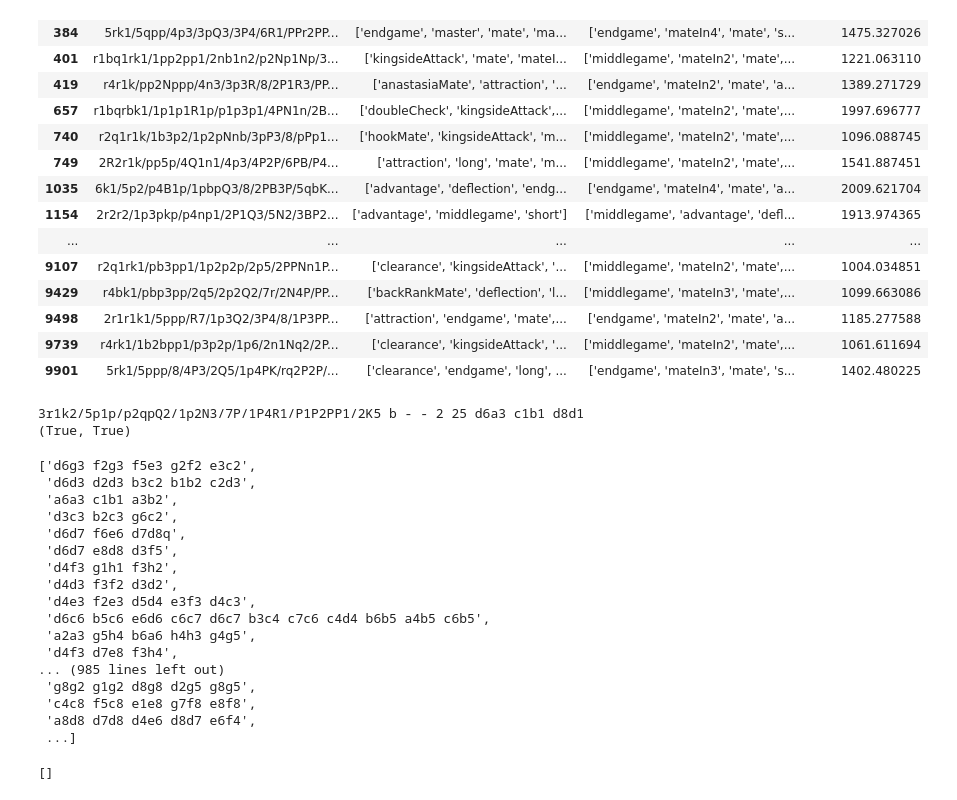
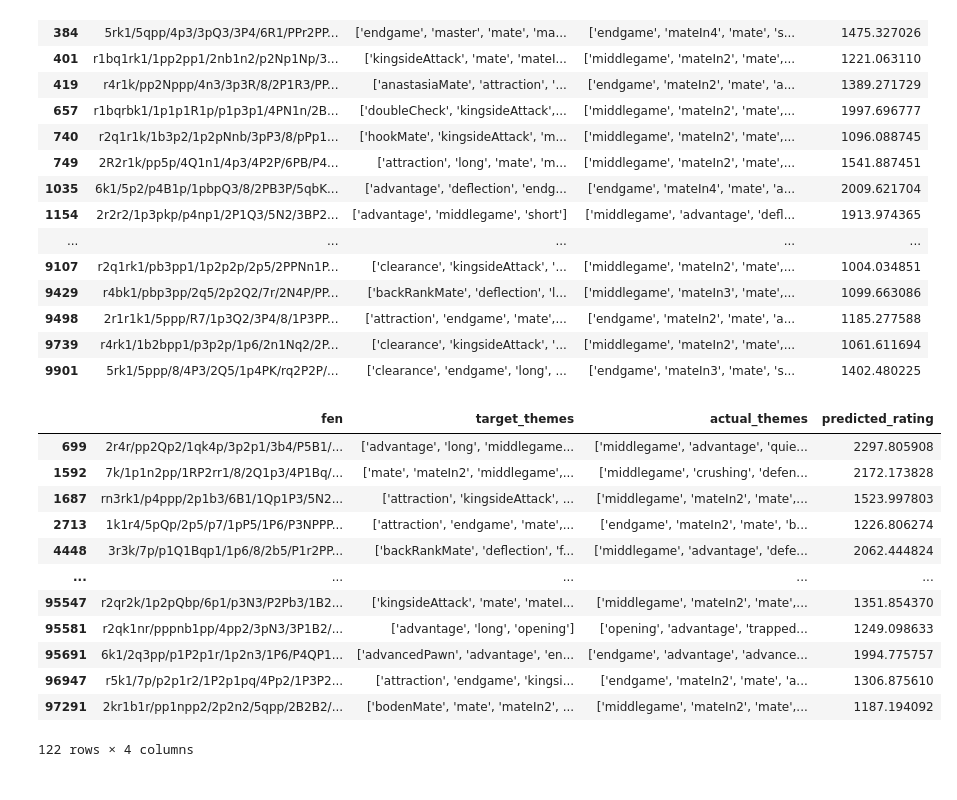
Before and after one commit to naapeli/Generating-open-source-chess-puzzles, a Jupyter notebook: src/temp.ipynb, the cells around one changed output. Saved outputs shown, nothing was run; the diff lists cells and outputs as text; code cells hidden in the pictures.

```diff
--- a/src/temp.ipynb
+++ b/src/temp.ipynb
@@ -7,4 +7,10 @@ df = pd.read_csv("./Generate_positions/generated_puzzles.csv")
 df_lichess = pd.read_csv("./Generate_positions/generated_puzzles_lichess_dataset_theme_distribution.csv")
 df_lichess_large = pd.read_csv("./Generate_positions/generated_puzzles_lichess_dataset_theme_distribution_large.csv")
 df_lichess_correct_ratings = pd.read_csv("./Generate_positions/generated_puzzles_lichess_dataset_theme_distribution_correct_ratings.csv")
+df_ci_change_lichess = pd.read_csv("./Generate_positions/generated_puzzles_lichess_dataset_theme_distribution_counter_intuitive_metric_change.csv")
+df_ci_relative_lichess_large = pd.read_csv("./Generate_positions/generated_puzzles_lichess_dataset_theme_distribution_counter_intuitive_metric_relative_large.csv")
+df_good_rl_new_ci = pd.read_csv("./Generate_positions/GoodRLRunGenerations.csv")
+df_good_rl_old_ci = pd.read_csv("./Generate_positions/GoodRLRunGenerationsOld.csv")
+df_good_rl_new_ci_own_dist = pd.read_csv("./Generate_positions/GoodRLRunGenerations2.csv")
+temp = pd.read_csv("./Generate_positions/v1.csv")
 # %%
@@ -151,48 +253,20 @@ with pd.option_context("display.max_colwidth", 500):
 | 9498 | 2r1r1k1/5ppp/R7/1p3Q2/3P4/8/1P3PP... | ['attraction', 'endgame', 'mate',... | ['endgame', 'mateIn2', 'mate', 'a... | 1185.277588 |
 | 9739 | r4rk1/1b2bpp1/p3p2p/1p6/2n1Nq2/2P... | ['clearance', 'kingsideAttack', '... | ['middlegame', 'mateIn2', 'mate',... | 1061.611694 |
 | 9901 | 5rk1/5ppp/8/4P3/2Q5/1p4PK/rq2P2P/... | ['clearance', 'endgame', 'long', ... | ['endgame', 'mateIn3', 'mate', 's... | 1402.480225 |
-# %%
-from tqdm import tqdm
-from metrics.diversity_filtering import ReplayBuffer, board_distance, PV_distance
-from metrics.rewards import good_intra_batch_distances, good_inter_batch_distances
-from pathlib import Path
-
-
-base_path = Path(".")
-capacity = 200_000
-buffer = ReplayBuffer(capacity, base_path / "dataset" / "rl")
-
-
-fen, pv, _, _ = buffer.sample(1)
-fen, pv = fen[0], pv[0]
-sampled_fens, sampled_pvs, _, _ = buffer.sample(2000)
-print(fen, pv)
-
-print(good_inter_batch_distances(fen, pv, sampled_fens, sampled_pvs))
-# %% [output]
-3r1k2/5p1p/p2qpQ2/1p2N3/7P/1P4R1/P1P2PP1/2K5 b - - 2 25 d6a3 c1b1 d8d1
-(True, True)
-# %%
-sorted(sampled_pvs, key=lambda item: Levenshtein.distance(pv.split(" ")[0], item.split(" ")[0]))
-# %% [output]
-['d6g3 f2g3 f5e3 g2f2 e3c2',
- 'd6d3 d2d3 b3c2 b1b2 c2d3',
- 'a6a3 c1b1 a3b2',
- 'd3c3 b2c3 g6c2',
- 'd6d7 f6e6 d7d8q',
- 'd6d7 e8d8 d3f5',
- 'd4f3 g1h1 f3h2',
- 'd4d3 f3f2 d3d2',
- 'd4e3 f2e3 d5d4 e3f3 d4c3',
- 'd6c6 b5c6 e6d6 c6c7 d6c7 b3c4 c7c6 c4d4 b6b5 a4b5 c6b5',
- 'a2a3 g5h4 b6a6 h4h3 g4g5',
- 'd4f3 d7e8 f3h4',
-... (985 lines left out)
- 'g8g2 g1g2 d8g8 d2g5 g8g5',
- 'c4c8 f5c8 e1e8 g7f8 e8f8',
- 'a8d8 d7d8 d4e6 d8d7 e6f4',
- ...]
-# %%
-list(filter(lambda item: item.split(" ")[0] == pv, sampled_pvs))
-# %% [output]
-[]
+# %%
+with pd.option_context("display.max_colwidth", 500):
+    display(df_ci_relative_lichess_large[df_ci_relative_lichess_large["is_legal"] & df_ci_relative_lichess_large["is_puzzle"] & df_ci_relative_lichess_large["counter_intuitive"]][["fen", "target_themes", "actual_themes", "predicted_rating"]])
+# %% [output]
+|  | fen | target_themes | actual_themes | predicted_rating |
+| 699 | 2r4r/pp2Qp2/1qk4p/3p2p1/3b4/P5B1/... | ['advantage', 'long', 'middlegame... | ['middlegame', 'advantage', 'quie... | 2297.805908 |
+| 1592 | 7k/1p1n2pp/1RP2rr1/8/2Q1p3/4P1Bq/... | ['mate', 'mateIn2', 'middlegame',... | ['middlegame', 'crushing', 'defen... | 2172.173828 |
+| 1687 | rn3rk1/p4ppp/2p1b3/6B1/1Qp1P3/5N2... | ['attraction', 'kingsideAttack', ... | ['middlegame', 'mateIn2', 'mate',... | 1523.997803 |
+| 2713 | 1k1r4/5pQp/2p5/p7/1pP5/1P6/P3NPPP... | ['attraction', 'endgame', 'mate',... | ['endgame', 'mateIn2', 'mate', 'b... | 1226.806274 |
+| 4448 | 3r3k/7p/p1Q1Bqp1/1p6/8/2b5/P1r2PP... | ['backRankMate', 'deflection', 'f... | ['middlegame', 'advantage', 'defe... | 2062.444824 |
+| ... | ... | ... | ... | ... |
+| 95547 | r2qr2k/1p2pQbp/6p1/p3N3/P2Pb3/1B2... | ['kingsideAttack', 'mate', 'mateI... | ['middlegame', 'mateIn2', 'mate',... | 1351.854370 |
+| 95581 | r2qk1nr/pppnb1pp/4pp2/3pN3/3P1B2/... | ['advantage', 'long', 'opening'] | ['opening', 'advantage', 'trapped... | 1249.098633 |
+| 95691 | 6k1/2q3pp/p1P2p1r/1p2n3/1P6/P4QP1... | ['advancedPawn', 'advantage', 'en... | ['endgame', 'advantage', 'advance... | 1994.775757 |
+| 96947 | r5k1/7p/p2p1r2/1P2p1pq/4Pp2/1P3P2... | ['attraction', 'endgame', 'kingsi... | ['endgame', 'mateIn2', 'mate', 'a... | 1306.875610 |
+| 97291 | 2kr1b1r/pp1npp2/2p2n2/5qpp/2B2B2/... | ['bodenMate', 'mate', 'mateIn2', ... | ['middlegame', 'mateIn2', 'mate',... | 1187.194092 |
+122 rows × 4 columns
```
Also changed, not shown: parts of 16 cells of this notebook, 21 other files.
